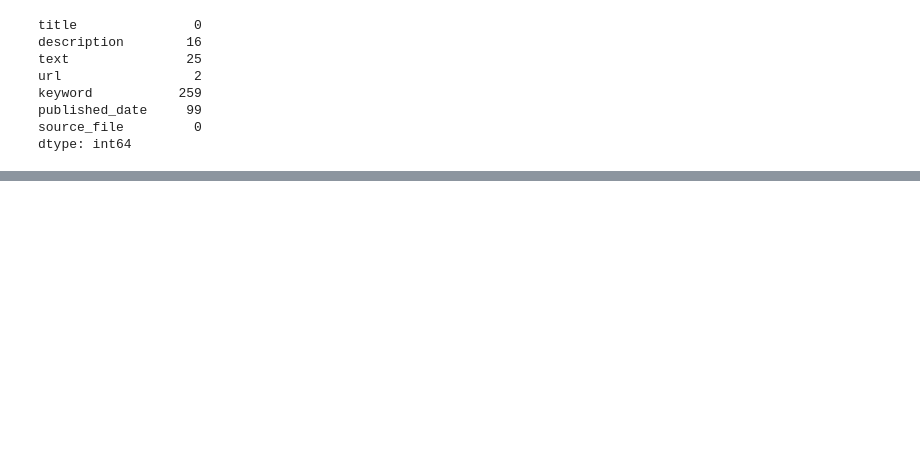
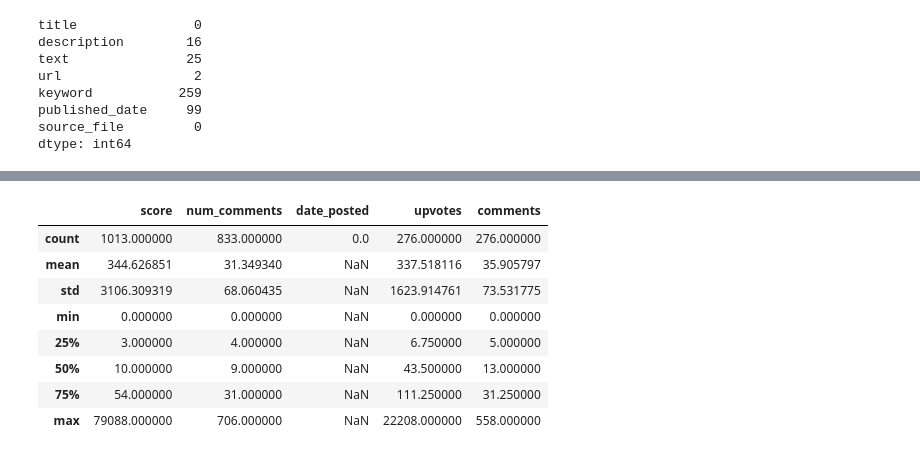
Before and after one commit to L-N-E0/USAID-Kenya-Sentiment-Analysis, a Jupyter notebook: notebooks/Cess.ipynb, the cells around one changed output, grey strips where cells are left out. Saved outputs shown, nothing was run; the diff lists cells and outputs as text; code cells hidden in the pictures; blank space fills up the shorter version.

```diff
--- a/notebooks/Cess.ipynb
+++ b/notebooks/Cess.ipynb
@@ -339,0 +340,12 @@ FINAL REDDIT DATA TO BE USED ~ mbego_all_reddit_merged
+# %%
+reddit_df.describe()
+# %% [output]
+|  | score | num_comments | date_posted | upvotes | comments |
+| count | 1013.000000 | 833.000000 | 0.0 | 276.000000 | 276.000000 |
+| mean | 344.626851 | 31.349340 | NaN | 337.518116 | 35.905797 |
+| std | 3106.309319 | 68.060435 | NaN | 1623.914761 | 73.531775 |
+| min | 0.000000 | 0.000000 | NaN | 0.000000 | 0.000000 |
+| 25% | 3.000000 | 4.000000 | NaN | 6.750000 | 5.000000 |
+| 50% | 10.000000 | 9.000000 | NaN | 43.500000 | 13.000000 |
+| 75% | 54.000000 | 31.000000 | NaN | 111.250000 | 31.250000 |
+| max | 79088.000000 | 706.000000 | NaN | 22208.000000 | 558.000000 |
```
Also changed, not shown: parts of 60 cells of this notebook, 1 other file.
